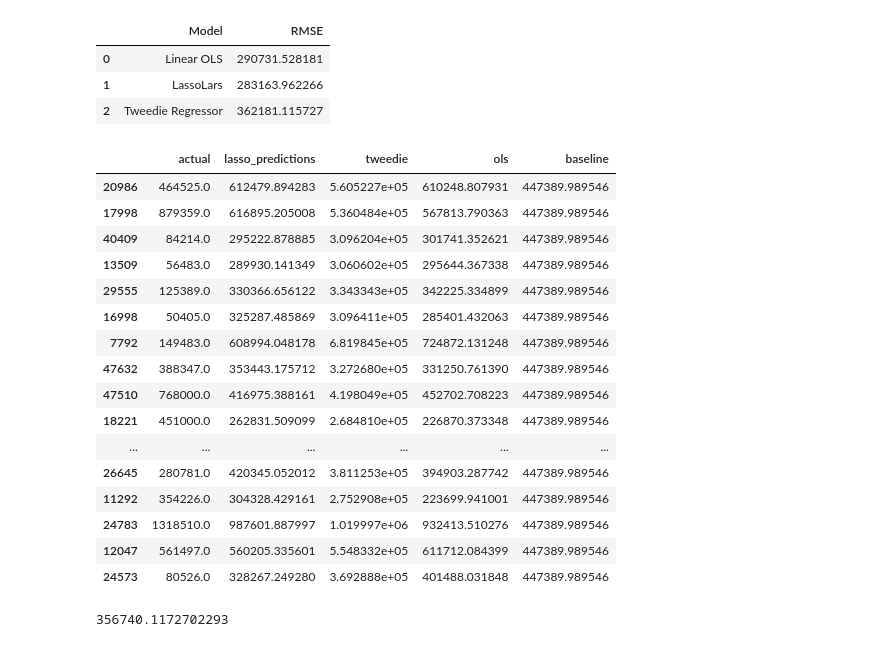
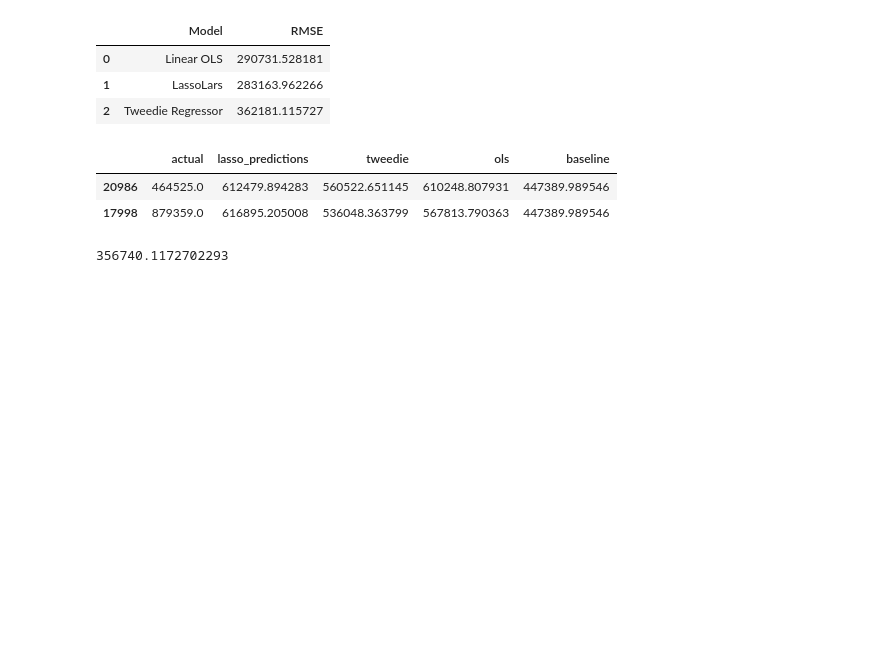
Before and after one commit to MagdalenaRahn/project_2_regression_zillow, a Jupyter notebook: project_2_zillow_final_report_23JAN2023.ipynb, the cells around one changed output. Drawn from its saved outputs; the diff is of its cells as text; code cells hidden in the pictures; blank space fills up the shorter version.

```diff
--- a/project_2_zillow_final_report_23JAN2023.ipynb
+++ b/project_2_zillow_final_report_23JAN2023.ipynb
@@ -764,26 +764,12 @@ prediction_df['ols'] = ols_model.predict(train[['total_sqft']])
 # %%
 # appending the baseline results onto the dataframe
 
 prediction_df['baseline'] = baseline
-prediction_df.head(21)
+prediction_df.head(2)
 # %% [output]
 |  | actual | lasso_predictions | tweedie | ols | baseline |
-| 20986 | 464525.0 | 612479.894283 | 5.605227e+05 | 610248.807931 | 447389.989546 |
-| 17998 | 879359.0 | 616895.205008 | 5.360484e+05 | 567813.790363 | 447389.989546 |
-| 40409 | 84214.0 | 295222.878885 | 3.096204e+05 | 301741.352621 | 447389.989546 |
-| 13509 | 56483.0 | 289930.141349 | 3.060602e+05 | 295644.367338 | 447389.989546 |
-| 29555 | 125389.0 | 330366.656122 | 3.343343e+05 | 342225.334899 | 447389.989546 |
-| 16998 | 50405.0 | 325287.485869 | 3.096411e+05 | 285401.432063 | 447389.989546 |
-| 7792 | 149483.0 | 608994.048178 | 6.819845e+05 | 724872.131248 | 447389.989546 |
-| 47632 | 388347.0 | 353443.175712 | 3.272680e+05 | 331250.761390 | 447389.989546 |
-| 47510 | 768000.0 | 416975.388161 | 4.198049e+05 | 452702.708223 | 447389.989546 |
-| 18221 | 451000.0 | 262831.509099 | 2.684810e+05 | 226870.373348 | 447389.989546 |
-| ... | ... | ... | ... | ... | ... |
-| 26645 | 280781.0 | 420345.052012 | 3.811253e+05 | 394903.287742 | 447389.989546 |
-| 11292 | 354226.0 | 304328.429161 | 2.752908e+05 | 223699.941001 | 447389.989546 |
-| 24783 | 1318510.0 | 987601.887997 | 1.019997e+06 | 932413.510276 | 447389.989546 |
-| 12047 | 561497.0 | 560205.335601 | 5.548332e+05 | 611712.084399 | 447389.989546 |
-| 24573 | 80526.0 | 328267.249280 | 3.692888e+05 | 401488.031848 | 447389.989546 |
+| 20986 | 464525.0 | 612479.894283 | 560522.651145 | 610248.807931 | 447389.989546 |
+| 17998 | 879359.0 | 616895.205008 | 536048.363799 | 567813.790363 | 447389.989546 |
 # %%
 # finding the error cf the baseline
 
```
Also changed, not shown: parts of 45 cells of this notebook.
